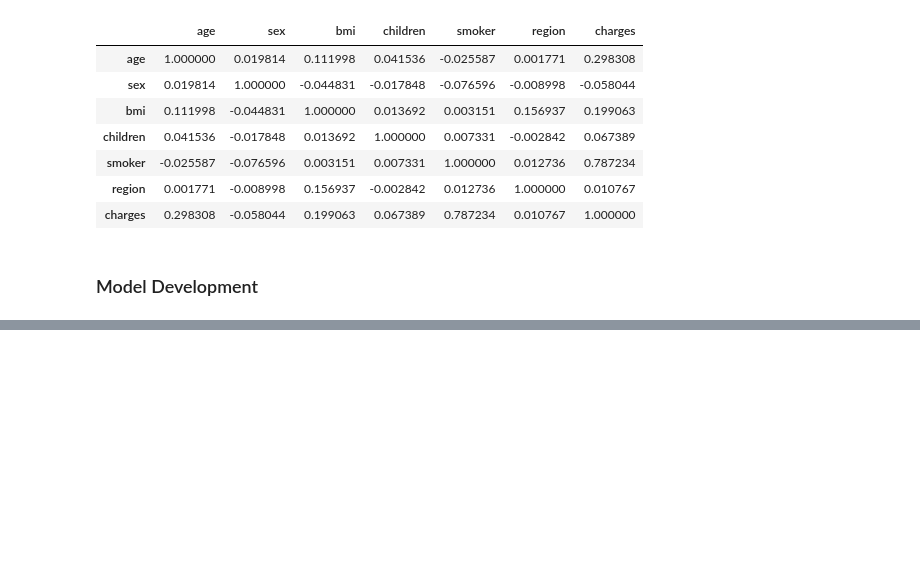
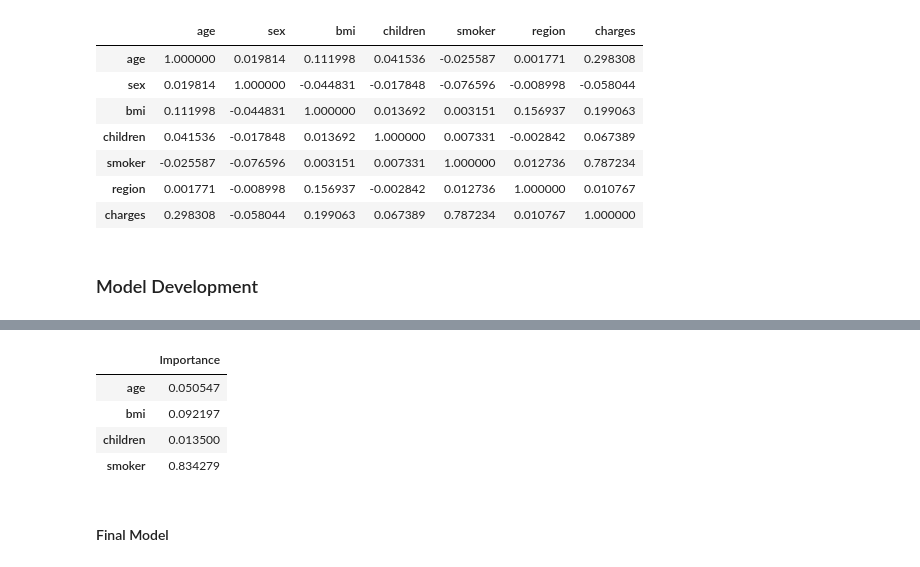
Before and after one commit to Keshtech2002/Regression_ML_projects, a Jupyter notebook: Insurance_Pricing_Forecast_Using_XGBoost_Regressor/Insurance_ML_project.ipynb, the cells around one changed output, grey strips where cells are left out. Cells and saved outputs as stored; diff of their text form; code cells hidden in the pictures; blank space fills up the shorter version.

```diff
--- a/Insurance_Pricing_Forecast_Using_XGBoost_Regressor/Insurance_ML_project.ipynb
+++ b/Insurance_Pricing_Forecast_Using_XGBoost_Regressor/Insurance_ML_project.ipynb
@@ -403,0 +494,11 @@ Performing Grid Search for RandomForestRegressor with hyperparameters: {'max_dep
+# %%
+important_features=feats[feats['Importance']>0.01]
+important_features
+# %% [output]
+|  | Importance |
+| age | 0.050547 |
+| bmi | 0.092197 |
+| children | 0.013500 |
+| smoker | 0.834279 |
+# %% [markdown]
+#### Final Model
```
Also changed, not shown: parts of 25 cells of this notebook, 2 other files.
